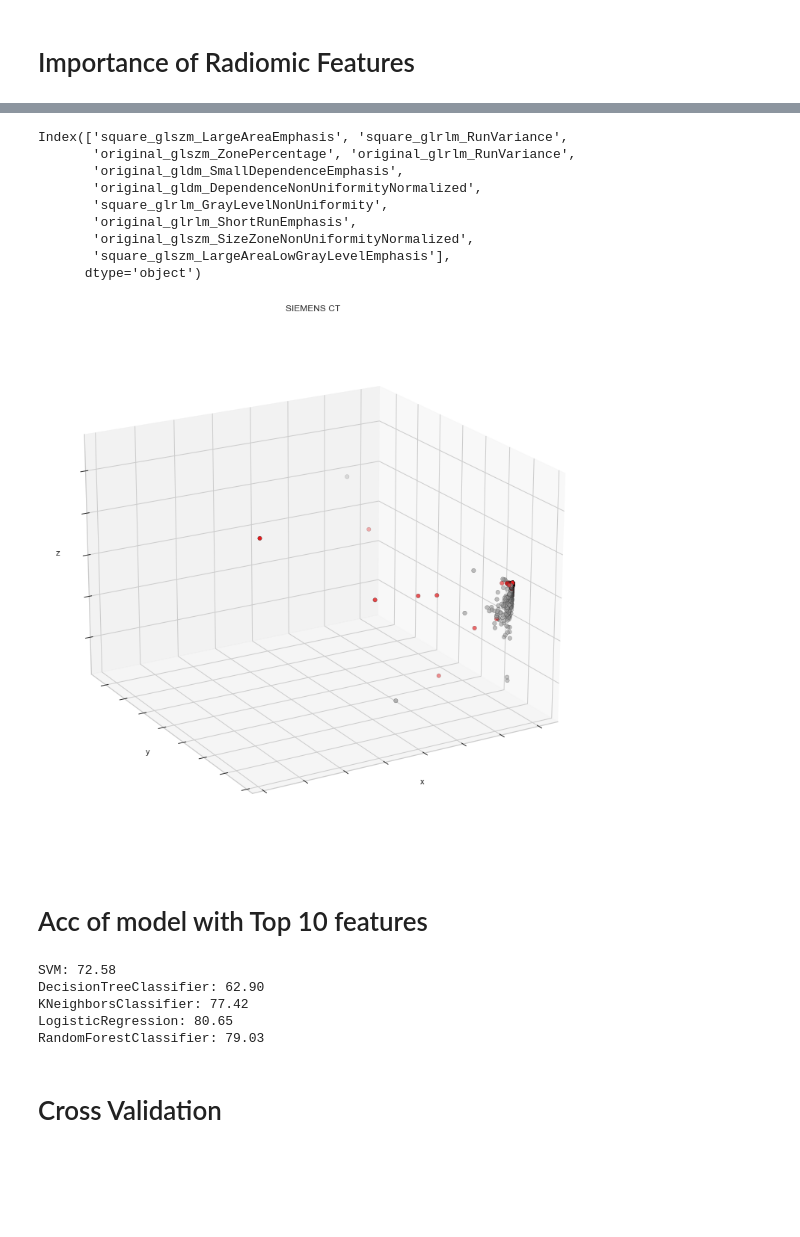
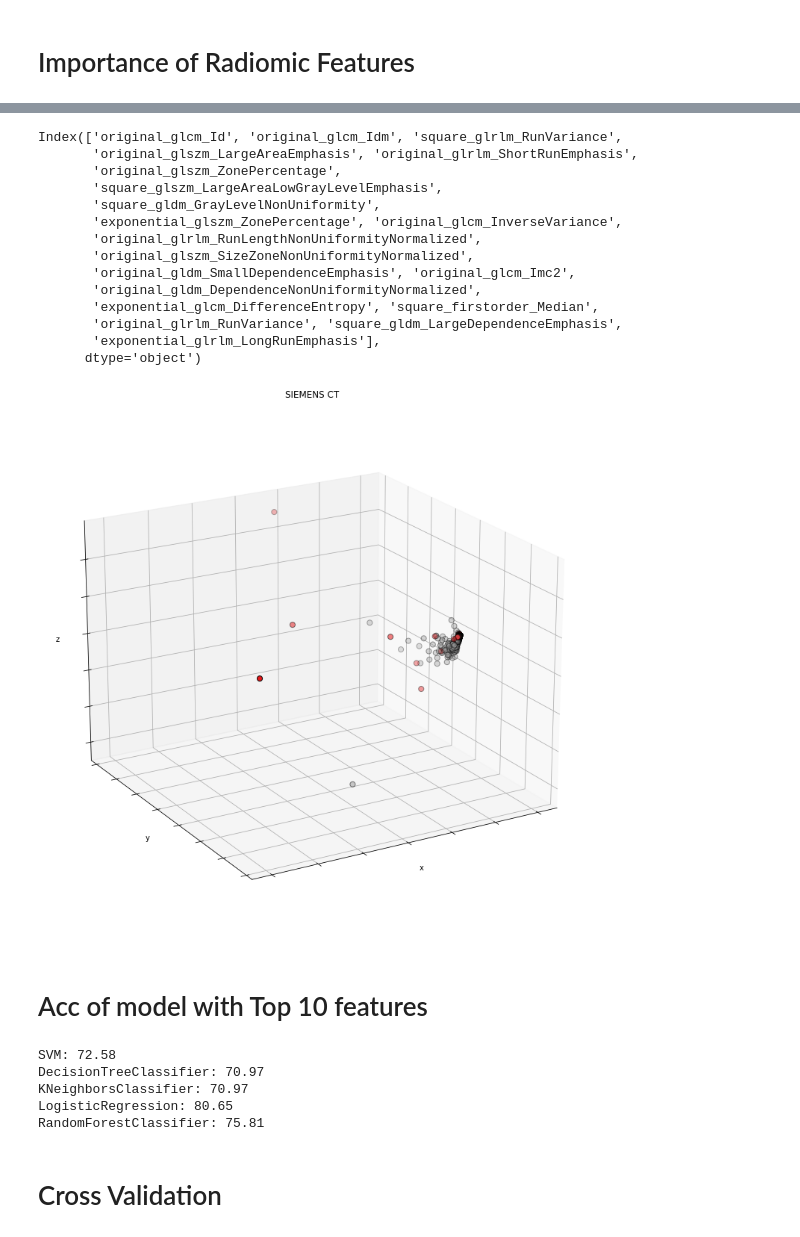
Before and after one commit to ganzerkim/MM_Radiomics, a Jupyter notebook: Radiomics_Model_Evaluation.ipynb, the cells around one changed output, grey strips where cells are left out. Drawn from its saved outputs; the diff is of its cells as text; code cells hidden in the pictures; blank space fills up the shorter version.

Commit message:
3D plotting

```diff
--- a/Radiomics_Model_Evaluation.ipynb
+++ b/Radiomics_Model_Evaluation.ipynb
@@ -165,17 +165,22 @@ wavelet-HLH_firstorder_Maximum                 0.000000
 Length: 1213, dtype: float64
 # %%
-top_10_features = features.keys()[:10]
+top_10_features = features.keys()[:20]
 
 print(top_10_features)
 # %% [output]
-Index(['square_glszm_LargeAreaEmphasis', 'square_glrlm_RunVariance',
-       'original_glszm_ZonePercentage', 'original_glrlm_RunVariance',
-       'original_gldm_SmallDependenceEmphasis',
+Index(['original_glcm_Id', 'original_glcm_Idm', 'square_glrlm_RunVariance',
+       'original_glszm_LargeAreaEmphasis', 'original_glrlm_ShortRunEmphasis',
+       'original_glszm_ZonePercentage',
+       'square_glszm_LargeAreaLowGrayLevelEmphasis',
+       'square_gldm_GrayLevelNonUniformity',
+       'exponential_glszm_ZonePercentage', 'original_glcm_InverseVariance',
+       'original_glrlm_RunLengthNonUniformityNormalized',
+       'original_glszm_SizeZoneNonUniformityNormalized',
+       'original_gldm_SmallDependenceEmphasis', 'original_glcm_Imc2',
        'original_gldm_DependenceNonUniformityNormalized',
-       'square_glrlm_GrayLevelNonUniformity',
-       'original_glrlm_ShortRunEmphasis',
-       'original_glszm_SizeZoneNonUniformityNormalized',
-       'square_glszm_LargeAreaLowGrayLevelEmphasis'],
+       'exponential_glcm_DifferenceEntropy', 'square_firstorder_Median',
+       'original_glrlm_RunVariance', 'square_gldm_LargeDependenceEmphasis',
+       'exponential_glrlm_LongRunEmphasis'],
       dtype='object')
 # %%
 from mpl_toolkits.mplot3d import Axes3D
@@ -183,19 +188,19 @@ from sklearn.decomposition import PCA
 # %%
 fig = plt.figure(figsize=(15, 10))
 ax = Axes3D(fig, elev=-160, azim=120)
-X_reduced = PCA(n_components=5).fit_transform(radiofeature.loc[:, top_10_features])
-ax.scatter(X_reduced[:, 0], X_reduced[:, 1], X_reduced[:, 2], c=radiofeature['CustomLabel'], cmap=plt.cm.Set1, edgecolor='k', s=30)
+X_reduced = PCA(n_components=3).fit_transform(radiofeature.loc[:, top_10_features])
+ax.scatter(X_reduced[:, 0], X_reduced[:, 1], X_reduced[:, 2], c=radiofeature['CustomLabel'], cmap=plt.cm.Set1, edgecolor='k', s=50)
 ax.set_title("SIEMENS CT")
 ax.set_xlabel("x")
 ax.w_xaxis.set_ticklabels([])
 ax.set_ylabel("y")
 ax.w_yaxis.set_ticklabels([])
 ax.set_zlabel("z")
 ax.w_zaxis.set_ticklabels([])
 
 plt.show()
 # %% [output]
-[figure, old version]
+[figure, new version]
 # %% [markdown]
 # Acc of model with Top 10 features
 # %%
@@ -214,10 +219,10 @@ for name, model in models.items():
     print('%s: %.2f' % (name, (metrics.accuracy_score(y_pred, y_test) * 100)))
 # %% [output]
 SVM: 72.58
-DecisionTreeClassifier: 62.90
-KNeighborsClassifier: 77.42
+DecisionTreeClassifier: 70.97
+KNeighborsClassifier: 70.97
 LogisticRegression: 80.65
-RandomForestClassifier: 79.03
+RandomForestClassifier: 75.81
 # %% [markdown]
 # Cross Validation
 # %%
```
Also changed, not shown: parts of 3 cells of this notebook, 1 other file.
